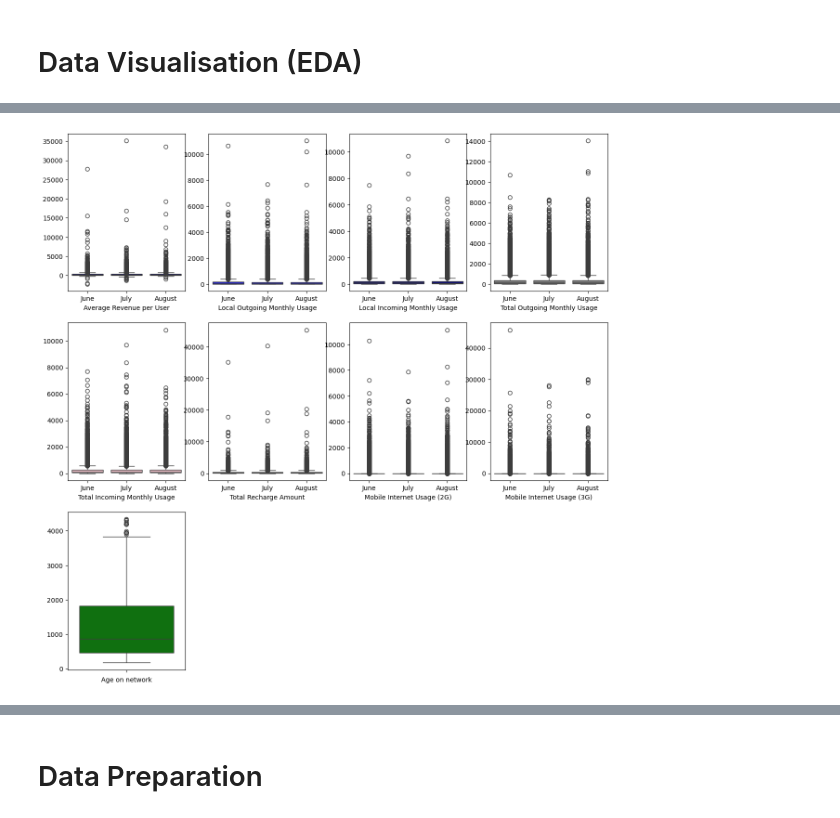
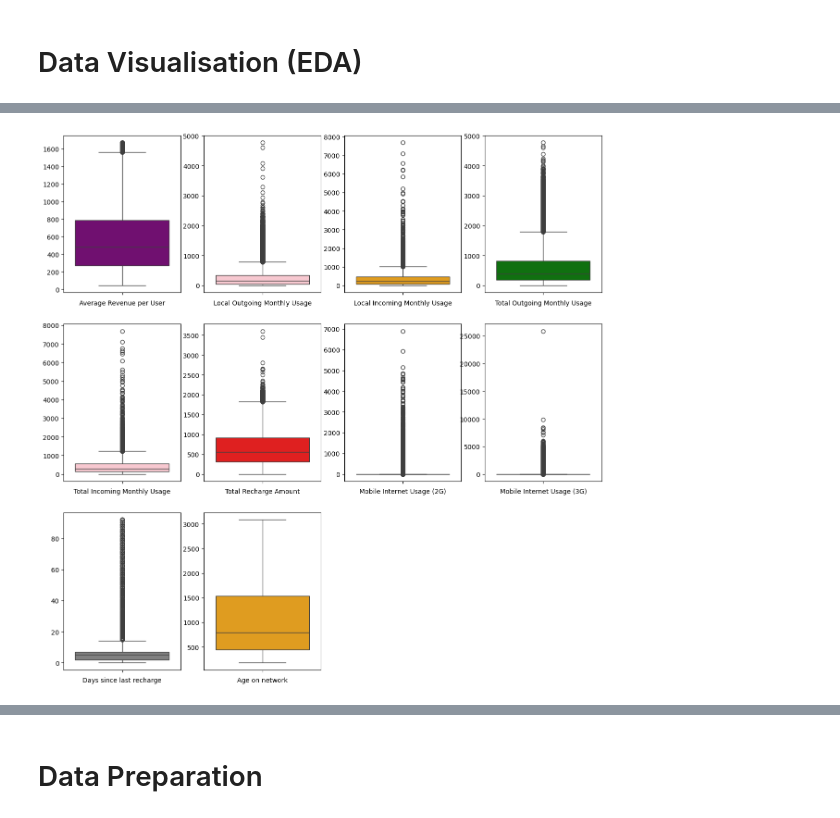
Before and after one commit to rohit-agg/TelecomChurnCaseStudy, a Jupyter notebook: Rohit_Aggarwal.ipynb, the cells around one changed output, grey strips where cells are left out. Cells and saved outputs as stored; diff of their text form; code cells hidden in the pictures.

```diff
--- a/Rohit_Aggarwal.ipynb
+++ b/Rohit_Aggarwal.ipynb
@@ -441,6 +496,7 @@ create_days_since_last_recharge(train_data)
 def create_and_modify_columns(data):
     data = convert_data_to_datetime(data)
     data = create_days_since_last_recharge(data)
+    data = create_totals_average_change_column(data)
     return data
 
 train_data = create_and_modify_columns(train_data)
@@ -577,46 +729,82 @@ def draw_box_plots(size, data, features):
 # %%
 # Draw boxplots for features grouped together for months
 features = [
+    # {
+    #     "columns": { "arpu_6": "June", "arpu_7": "July", "arpu_8": "August" },
+    #     "title": "Average Revenue per User"
+    # },
+    # {
+    #     "columns": { "loc_og_mou_6": "June", "loc_og_mou_7": "July", "loc_og_mou_8": "August", },
+    #     "title": "Local Outgoing Monthly Usage"
+    # },
+    # {
+    #     "columns": { "loc_ic_mou_6": "June", "loc_ic_mou_7": "July", "loc_ic_mou_8": "August", },
+    #     "title": "Local Incoming Monthly Usage"
+    # },
+    # {
+    #     "columns": { "total_og_mou_6": "June", "total_og_mou_7": "July", "total_og_mou_8": "August", },
+    #     "title": "Total Outgoing Monthly Usage"
+    # },
+    # {
+    #     "columns": { "total_ic_mou_6": "June", "total_ic_mou_7": "July", "total_ic_mou_8": "August", },
+    #     "title": "Total Incoming Monthly Usage"
+    # },
+    # {
+    #     "columns": { "total_rech_amt_6": "June", "total_rech_amt_7": "July", "total_rech_amt_8": "August", },
+    #     "title": "Total Recharge Amount"
+    # },
+    # {
+    #     "columns": { "vol_2g_mb_6": "June", "vol_2g_mb_7": "July", "vol_2g_mb_8": "August", },
+    #     "title": "Mobile Internet Usage (2G)"
+    # },
+    # {
+    #     "columns": { "vol_3g_mb_6": "June", "vol_3g_mb_7": "July", "vol_3g_mb_8": "August", },
+    #     "title": "Mobile Internet Usage (3G)"
+    # },
     {
-        "columns": { "arpu_6": "June", "arpu_7": "July", "arpu_8": "August" },
+        "columns": { "arpu_total": "" },
         "title": "Average Revenue per User"
     },
     {
-        "columns": { "loc_og_mou_6": "June", "loc_og_mou_7": "July", "loc_og_mou_8": "August", },
+        "columns": { "loc_og_mou_total": "", },
         "title": "Local Outgoing Monthly Usage"
     },
     {
-        "columns": { "loc_ic_mou_6": "June", "loc_ic_mou_7": "July", "loc_ic_mou_8": "August", },
+        "columns": { "loc_ic_mou_total": "", },
         "title": "Local Incoming Monthly Usage"
     },
     {
-        "columns": { "total_og_mou_6": "June", "total_og_mou_7": "July", "total_og_mou_8": "August", },
+        "columns": { "total_og_mou_total": "", },
         "title": "Total Outgoing Monthly Usage"
     },
     {
-        "columns": { "total_ic_mou_6": "June", "total_ic_mou_7": "July", "total_ic_mou_8": "August", },
+        "columns": { "total_ic_mou_total": "", },
         "title": "Total Incoming Monthly Usage"
     },
     {
-        "columns": { "total_rech_amt_6": "June", "total_rech_amt_7": "July", "total_rech_amt_8": "August", },
+        "columns": { "total_rech_amt_total": "", },
         "title": "Total Recharge Amount"
     },
     {
-        "columns": { "vol_2g_mb_6": "June", "vol_2g_mb_7": "July", "vol_2g_mb_8": "August", },
+        "columns": { "vol_2g_mb_total": "", },
         "title": "Mobile Internet Usage (2G)"
     },
     {
-        "columns": { "vol_3g_mb_6": "June", "vol_3g_mb_7": "July", "vol_3g_mb_8": "August", },
+        "columns": { "vol_3g_mb_total": "", },
         "title": "Mobile Internet Usage (3G)"
+    },
+    {
+        "columns": { "days_since_last_rech": "" },
+        "title": "Days since last recharge"
     },
     {
         "columns": { "aon": "" },
         "title": "Age on network"
     }
 ]
 draw_box_plots([3, 4], train_data, features)
 # %% [output]
-[figure, old version]
+[figure, new version]
 # %%
 # Removing outliers for various columns where data is beyond 97% quantile
 remove_outlier = lambda data, column: data[data[column] < data[column].quantile(0.97)]
```
Also changed, not shown: parts of 42 cells of this notebook, 9 other files.
